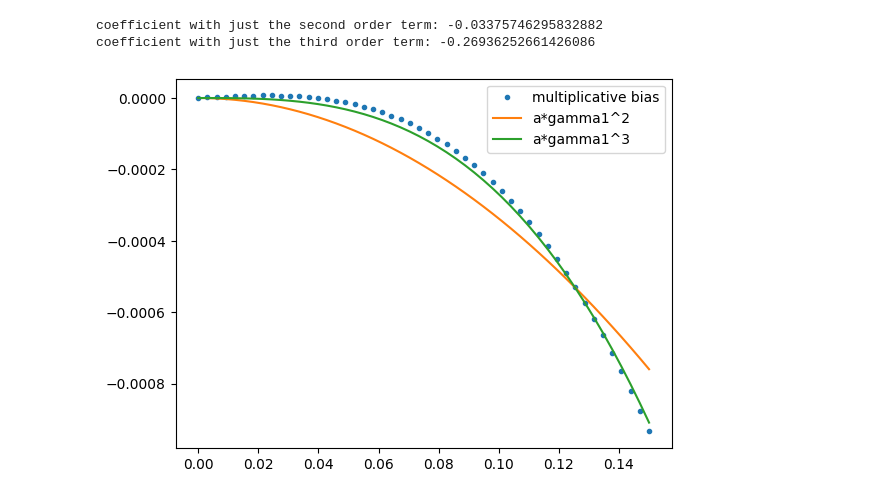
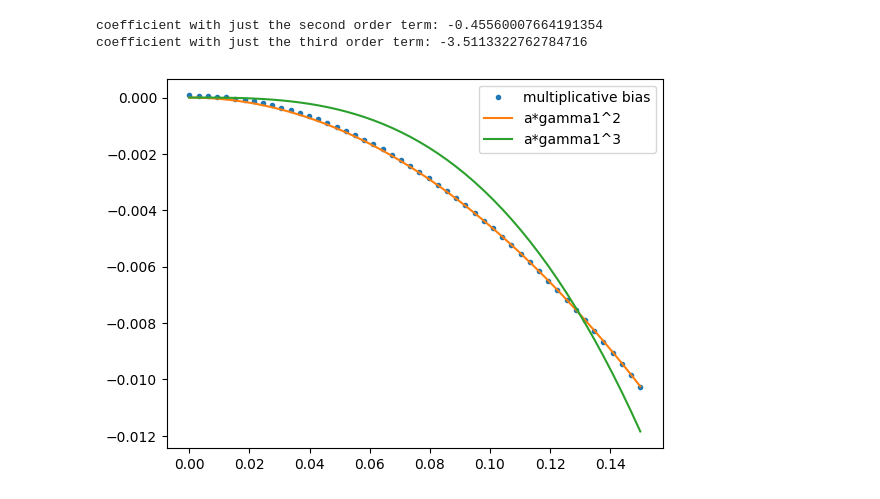
Before and after one commit to mr-superonion/FPFS, a Jupyter notebook: docs/examples/notebooks/11_reproduce_multiplicative_bias.ipynb, the cells around one changed output. Saved outputs shown, nothing was run; the diff lists cells and outputs as text; code cells hidden in the pictures.

Commit message:
Fixed division error in multiplicative bias estimation

```diff
--- a/docs/examples/notebooks/11_reproduce_multiplicative_bias.ipynb
+++ b/docs/examples/notebooks/11_reproduce_multiplicative_bias.ipynb
@@ -14,12 +14,25 @@ from scipy.optimize import curve_fit
 import logging
 logging.getLogger().setLevel(logging.CRITICAL)
 
-flux = 10
-nn = 64
+### these sets of numbers gives perfect gamma^3 fitting ###
+flux = 40
+nn = 100
 sersic_gal = galsim.Sersic(n=1.5, half_light_radius=1.5, flux=flux, trunc=5)
-scale = 0.15 # a good scale that leads to barely any error according to notebook 10.
+scale = 0.1 # 0.15 gives really small bias but the form is third order in g1
 G1 = 0.000 ### fixing Flexion for now, this is in order to test whether there are some intrinsic bias
 ### in our simulation setup
 G2 = 0.000
 F1 = 0.000
 F2 = 0.000
+### these sets of numbers gives perfect gamma^3 fitting ###
+
+
+# flux = 40
+# nn = 100
+# sersic_gal = galsim.Sersic(n=1.5, half_light_radius=1.5, flux=flux, trunc=5)
+# scale = 0.15 # 0.15 gives really small bias but the form is third order in g1
+# G1 = 0.000 ### fixing Flexion for now, this is in order to test whether there are some intrinsic bias
+# ### in our simulation setup
+# G2 = 0.000
+# F1 = 0.000
+# F2 = 0.000
@@ -32,7 +55,7 @@ gamma2 = 0.0
 
 
 lens = LensTransform(gamma1=gamma1, gamma2=gamma2, kappa=kappa,F1=F1,F2=F2,G1=G1,G2=G2)
-stamp = fpfs.simutil.Stamp(nn=64, scale=scale)
+stamp = fpfs.simutil.Stamp(nn=nn, scale=scale)
 stamp.transform_grids(lens)
 gal_array3 = stamp.sample_galaxy(sersic_gal)
 psf_array = np.zeros(stamp.shape)
@@ -51,13 +77,13 @@ del lens
 ### determine multiplicative bias for different value of gamma1
 
 kappa = 0.00
-gamma1_array = np.linspace(0.0,0.15,50)
+gamma1_array = np.linspace(0.00001,0.15,50)
 gamma1_measured_array = np.zeros_like(gamma1_array)
 gamma2 = 0.0
 #scale_array = np.logspace(np.log10(0.01),np.log10(0.2),50)
 for i in range(len(gamma1_array)):
     lens = LensTransform(gamma1=gamma1_array[i], gamma2=gamma2, kappa=kappa,F1=F1,F2=F2,G1=G1,G2=G2)
-    stamp = fpfs.simutil.Stamp(nn=64, scale=scale)
+    stamp = fpfs.simutil.Stamp(nn=nn, scale=scale)
     stamp.transform_grids(lens)
     gal_array3 = stamp.sample_galaxy(sersic_gal)
     psf_array = np.zeros(stamp.shape)
@@ -78,25 +104,25 @@ def model_3(x, a):
 def model_2(x, a):
     return a * x**2
 # %%
-m1 = gamma1_measured_array-c1-gamma1_array
+m1 = (gamma1_measured_array-c1-gamma1_array)/gamma1_array
 
 # Perform the curve fit
 params3, covariance3 = curve_fit(model_3, gamma1_array, m1)
 params2, covariance2 = curve_fit(model_2, gamma1_array, m1)
 # Get the estimated value of 'a'
 estimated_a3 = params3[0]
 estimated_a2 = params2[0]
 
 
 print(f'coefficient with just the second order term: {estimated_a2}')
 print(f'coefficient with just the third order term: {estimated_a3}')
 
 plt.plot(gamma1_array,m1,'.',label='multiplicative bias')
 plt.plot(gamma1_array, model_2(gamma1_array, estimated_a2), label='a*gamma1^2')
 plt.plot(gamma1_array, model_3(gamma1_array, estimated_a3), label='a*gamma1^3')
 plt.legend()
 plt.show()
 # %% [output]
-coefficient with just the second order term: -0.03375746295832882
-coefficient with just the third order term: -0.26936252661426086
+coefficient with just the second order term: -0.45560007664191354
+coefficient with just the third order term: -3.5113322762784716
-[figure, old version]
+[figure, new version]
```
Also changed, not shown: parts of 2 cells of this notebook, 1 other file.
